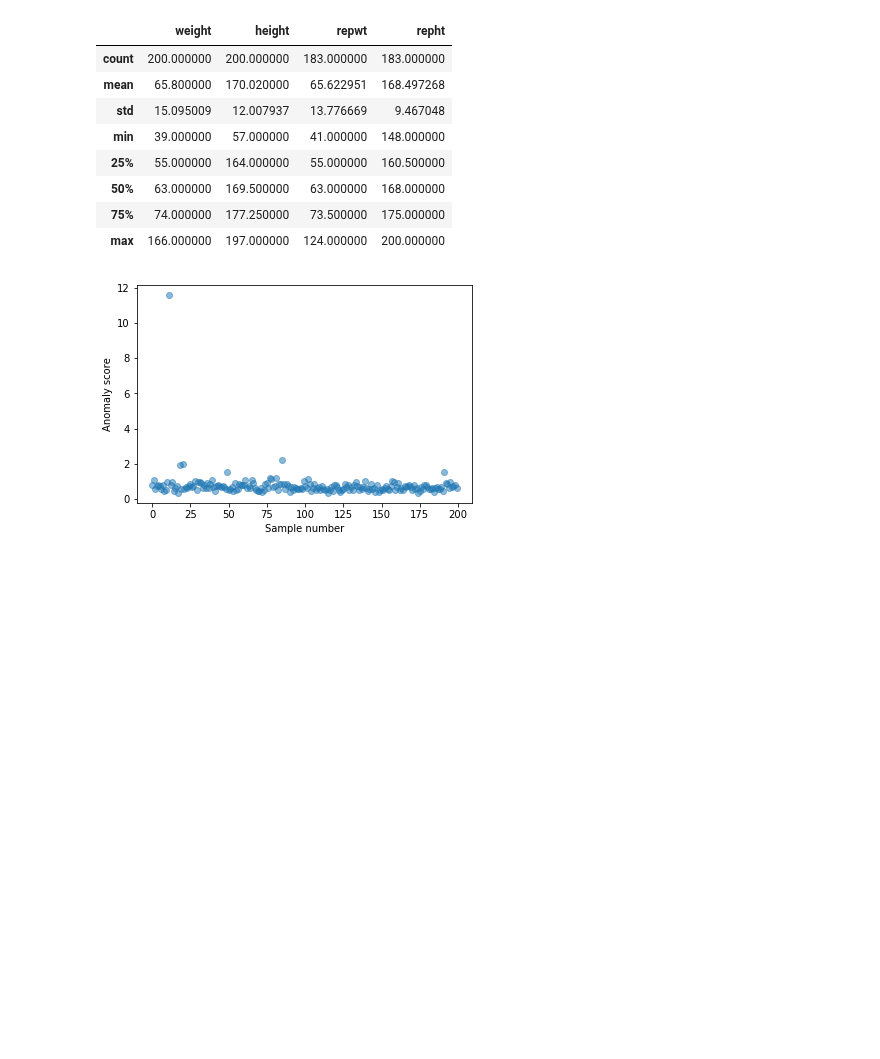
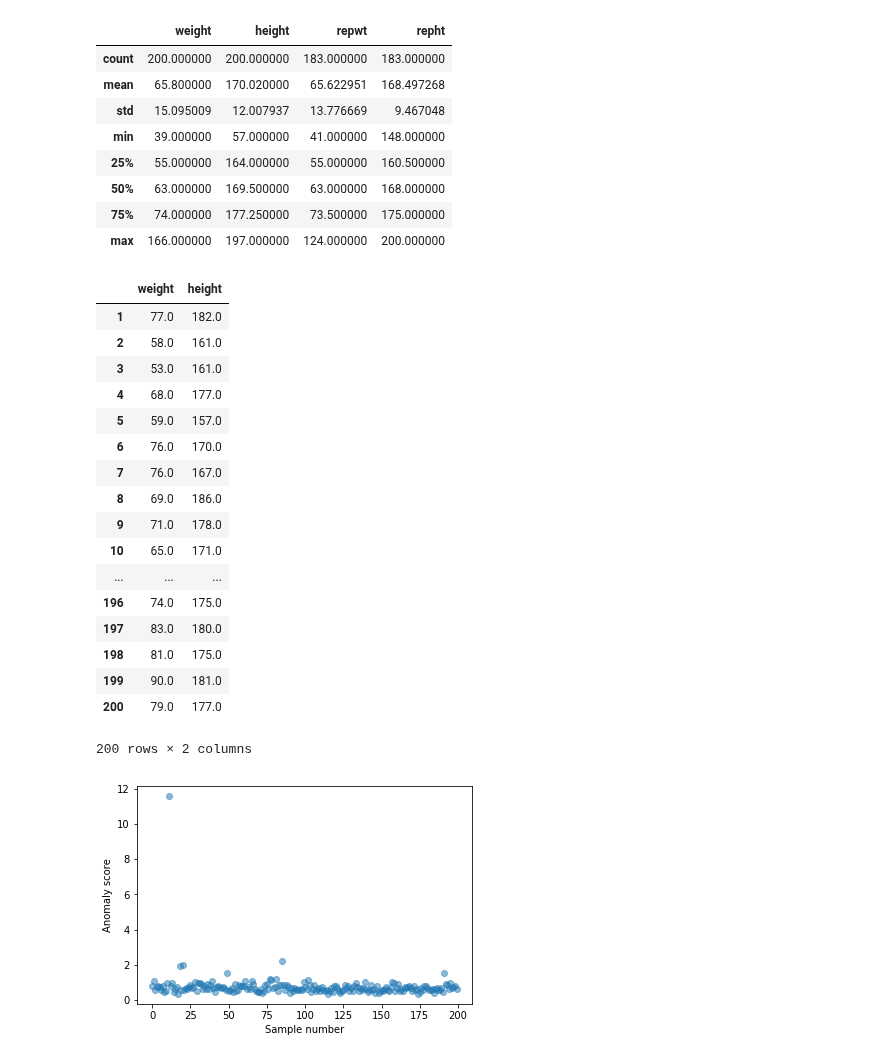
Before and after one commit to tsato-code/python_script, a Jupyter notebook: machinelearning/note_local_outlier_factor.ipynb, the cells around one changed output. Cells and saved outputs as stored; diff of their text form; code cells hidden in the pictures; blank space fills up the shorter version.

```diff
--- a/machinelearning/note_local_outlier_factor.ipynb
+++ b/machinelearning/note_local_outlier_factor.ipynb
@@ -71,6 +71,27 @@ def local_outlier_factor(X_train, X_test, num_k=5):
     return anom_score
 # %%
 a = local_outlier_factor(X_train, X_test)
+# %%
+X_test.astype(np.float64)
+# %% [output]
+|  | weight | height |
+| 1 | 77.0 | 182.0 |
+| 2 | 58.0 | 161.0 |
+| 3 | 53.0 | 161.0 |
+| 4 | 68.0 | 177.0 |
+| 5 | 59.0 | 157.0 |
+| 6 | 76.0 | 170.0 |
+| 7 | 76.0 | 167.0 |
+| 8 | 69.0 | 186.0 |
+| 9 | 71.0 | 178.0 |
+| 10 | 65.0 | 171.0 |
+| ... | ... | ... |
+| 196 | 74.0 | 175.0 |
+| 197 | 83.0 | 180.0 |
+| 198 | 81.0 | 175.0 |
+| 199 | 90.0 | 181.0 |
+| 200 | 79.0 | 177.0 |
+200 rows × 2 columns
 # %%
 plt.xlabel('Sample number')
 plt.ylabel('Anomaly score')
```
